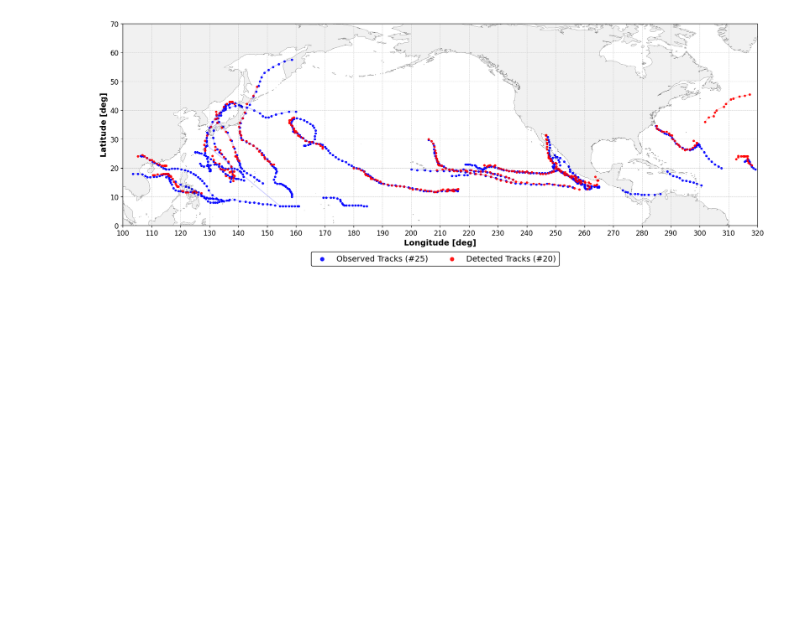
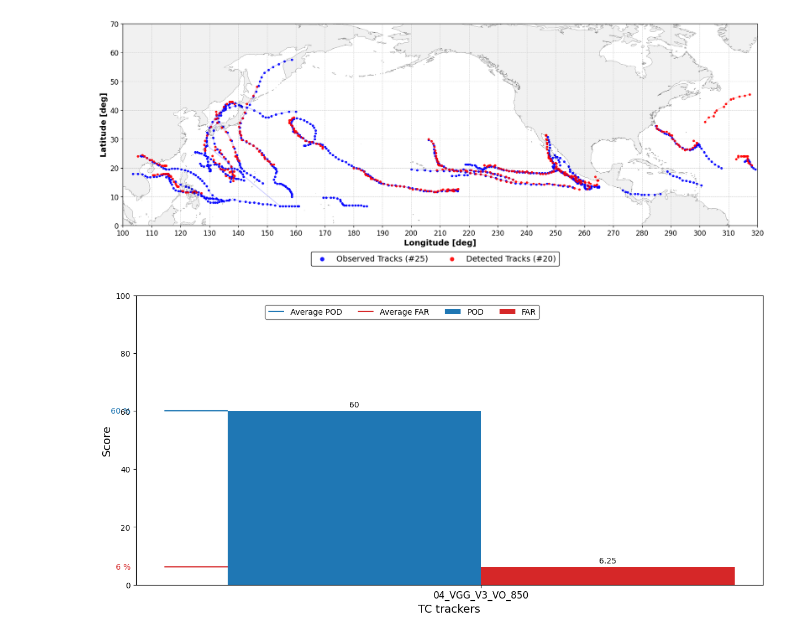
Before and after one commit to CMCC-Foundation/ml-tropical-cyclones-detection, a Jupyter notebook: notebook/inference_notebook.ipynb, the cells around one changed output. Saved outputs shown, nothing was run; the diff lists cells and outputs as text; code cells hidden in the pictures; blank space fills up the shorter version.

Commit message:
-DD : added new visualizations for the demo

```diff
--- a/notebook/inference_notebook.ipynb
+++ b/notebook/inference_notebook.ipynb
@@ -8,7 +8,8 @@ main_dir = '/Users/davide/Developer/ml-tropical-cyclones-detection-release'
 dataset_dir = f'{main_dir}/data/datasets/north_pacific/'
 
 # path to model that we want to use in inference
-model_dir = f'{main_dir}/backup/04_vgg_v3_vo_850'
+selected_model = '04_vgg_v3_vo_850'
+model_dir = f'{main_dir}/backup/{selected_model}'
 
 # path to IBTrACS file to match ML model detections
 ibtracs_src = f'{main_dir}/data/ibtracs/filtered/ibtracs_main-tracks_6h_1980-2021_TS-NR-ET-MX-SS-DS.csv'
@@ -75,3 +67,18 @@ plot_detections(detections, observations, lat_range, lon_range)
 plot_tracks(det_tracks, obs_tracks, lat_range, lon_range)
 # %% [output]
 [figure]
+# %%
+obs_tracks = obs_tracks.rename(columns={'ISO_TIME':'time','LAT':'lat','LON':'lon','TRACK_ID':'track_id'})[['time','lat','lon','track_id']]
+det_tracks = det_tracks.rename(columns={'ISO_TIME':'time', 'LAT':'lat', 'LON':'lon', 'WS':'ws', 'TRACK_ID':'track_id', 'HAVERSINE':'haversine'})
+
+# convert longitudes to range [0, 360] format
+obs_tracks['lon'] = (obs_tracks['lon'] + 180) % 360 - 180
+det_tracks['lon'] = (det_tracks['lon'] + 180) % 360 - 180
+
+mathces, results = compute_pod_and_far(dynamicopy, det_tracks, selected_model, obs_tracks, 300, print_results=False)
+results['pod'] = results['pod'] * 100
+results['far'] = results['far'] * 100
+
+plot_pod_and_far(results, '', None)
+# %% [output]
+[figure, added]
```
Also changed, not shown: parts of 4 cells of this notebook, 34 other files.
